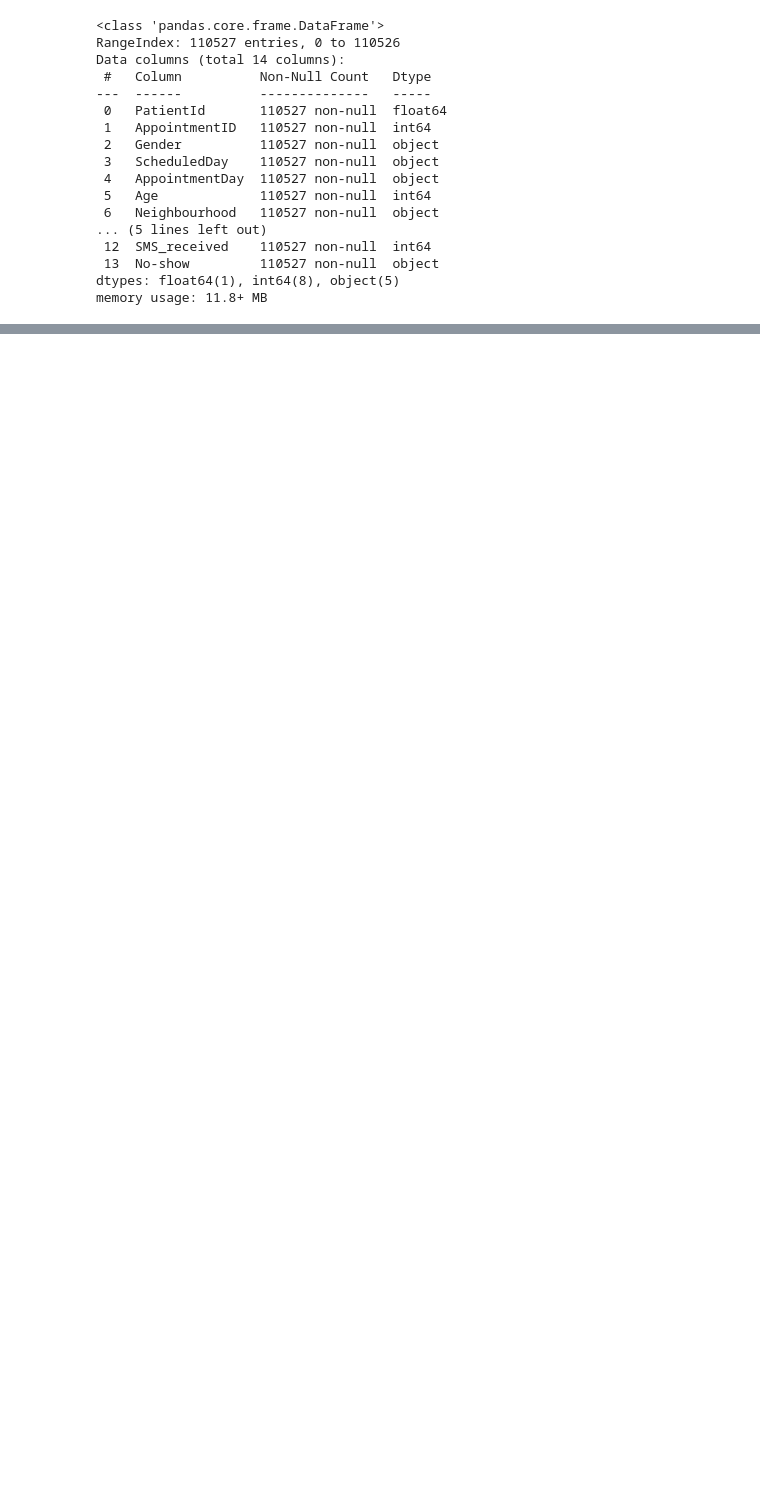
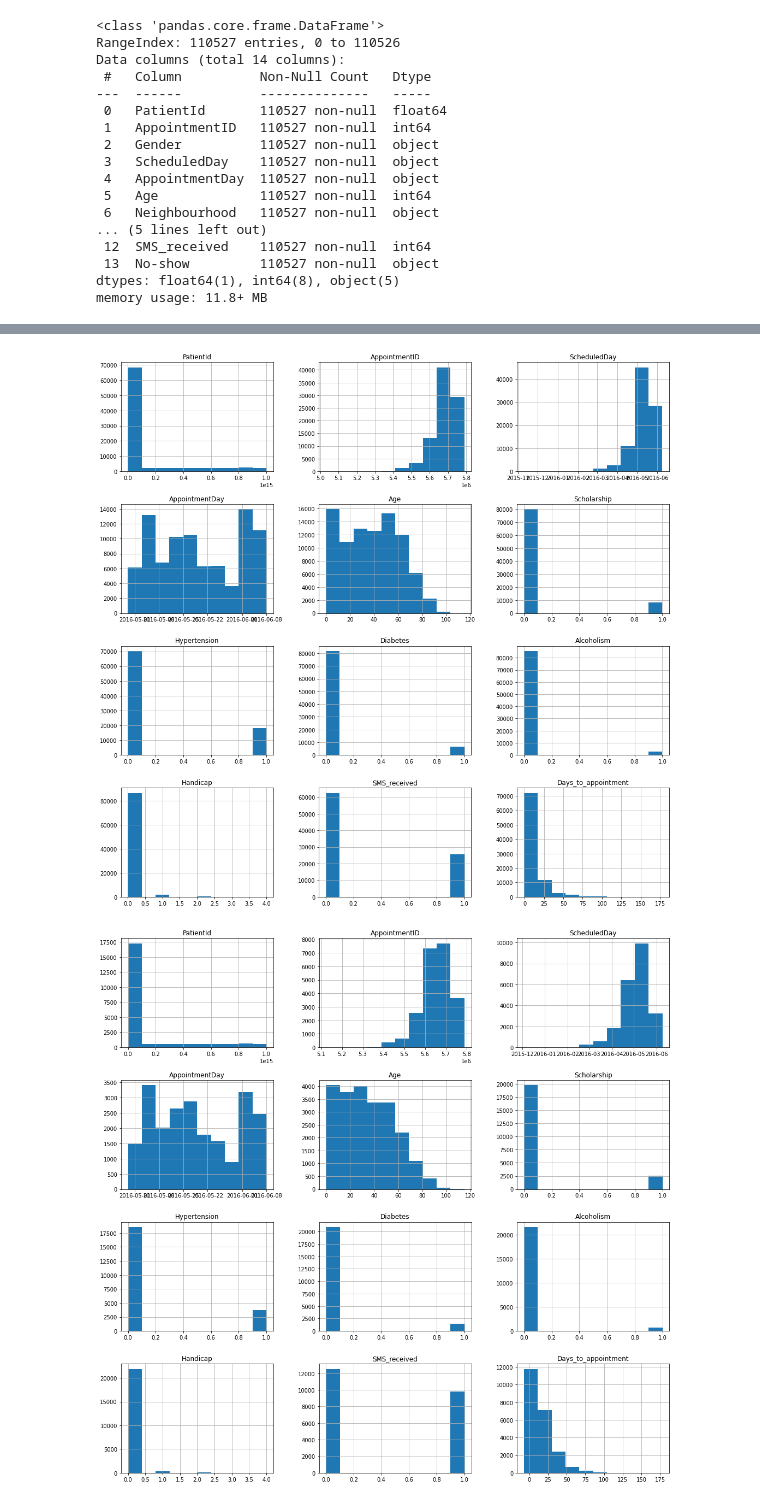
Before and after one commit to luiziurk/python_scripts, a Jupyter notebook: Datasets/project_2/Project 2_Udacity.ipynb, the cells around one changed output, grey strips where cells are left out. Cells and saved outputs as stored; diff of their text form; code cells hidden in the pictures; blank space fills up the shorter version.

```diff
--- a/Datasets/project_2/Project 2_Udacity.ipynb
+++ b/Datasets/project_2/Project 2_Udacity.ipynb
@@ -99,4 +124,4 @@ df_noshow.describe()
 # %%
 # Discarding Negative values for age
-df_noshow_clnd = df_noshow.loc[df_noshow['Age']> 0]
+df_noshow_clnd = df_noshow.loc[df_noshow['Age']>= 0].copy()
 df_noshow_clnd.reset_index(drop = True, inplace = True)
@@ -109,3 +127,0 @@ df_noshow_clnd.loc[df_noshow_clnd.duplicated() == True]
-# %%
-df_noshow_clnd["days_between"] = (df_noshow_clnd['ScheduledDay'] - df_noshow_clnd['AppointmentDay']).dt.days
-df_noshow_clnd
@@ -156,3 +135,0 @@ memory usage: 13.1+ MB
-# %%
-df_noshow_clnd["days_between"] = (df_noshow_clnd['AppointmentDay'] - df_noshow_clnd['ScheduledDate']).dt.days
-df_noshow_clnd.tail(20)
@@ -176,0 +136,5 @@ df_noshow_clnd.tail(20)
+# %%
+df_noshow_clnd.groupby(by = ['No_show']).hist(figsize = (18,18));
+# %% [output]
+[figure, added]
+[figure, added]
```
Also changed, not shown: parts of 18 cells of this notebook.
